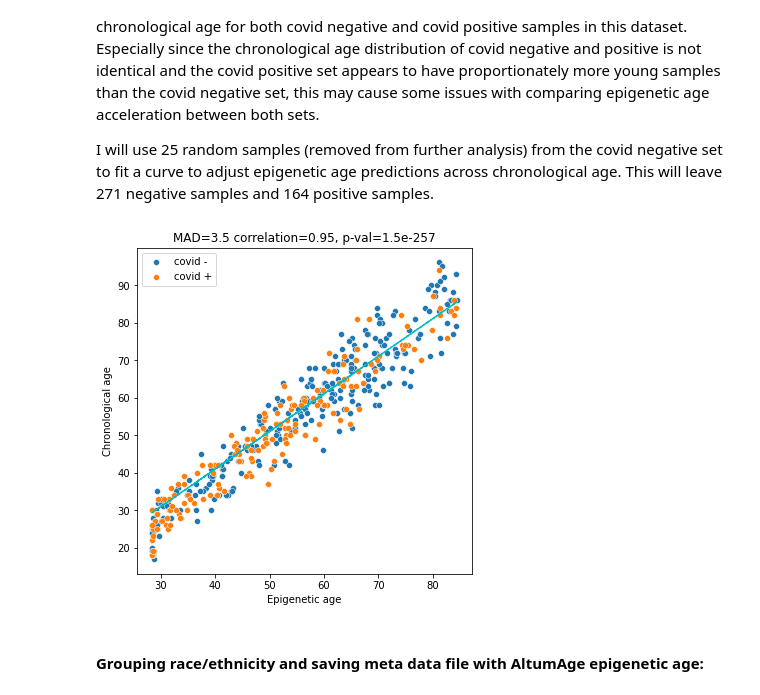
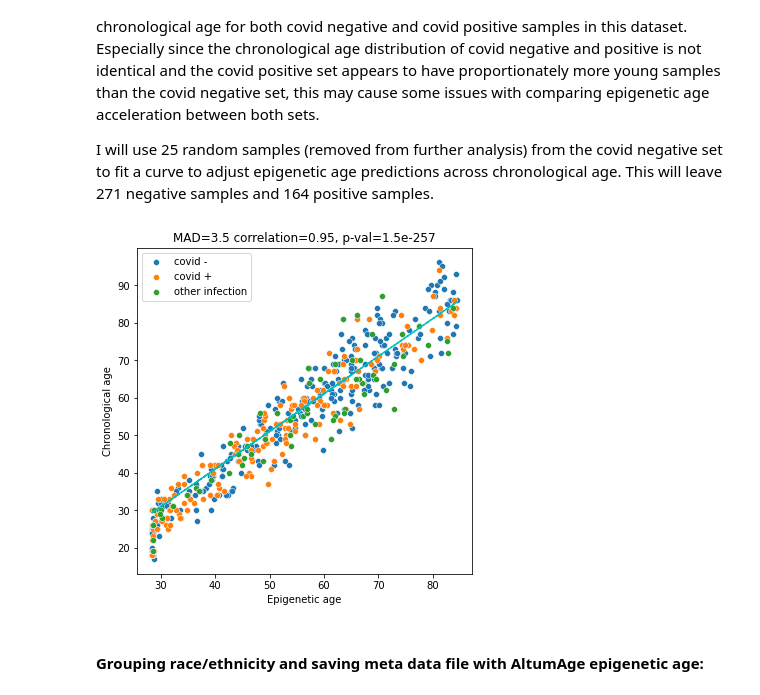
Before and after one commit to Olya-M/covid-epigenetic-age, a Jupyter notebook: preprocessing_2_and_analysis.ipynb, the cells around one changed output. Cells and saved outputs as stored; diff of their text form; code cells hidden in the pictures.

```diff
--- a/preprocessing_2_and_analysis.ipynb
+++ b/preprocessing_2_and_analysis.ipynb
@@ -115,28 +115,29 @@ data['diffs'] = diffs
 # %%
 covid_n_age = data['age:ch1'][data['covid_status:ch1'] == 'negative']
 covid_n_altum = data['adjusted_altum'][data['covid_status:ch1'] == 'negative']
 covid_o_age = data['age:ch1'][data['covid_status:ch1'] == 'other infection']
 covid_o_altum = data['adjusted_altum'][data['covid_status:ch1'] == 'other infection']
 covid_p_age = data['age:ch1'][data['covid_status:ch1'] == 'positive']
 covid_p_altum = data['adjusted_altum'][data['covid_status:ch1'] == 'positive']
 
 x = data['adjusted_altum']
 y = data['age:ch1']
 
 medianAbsDev = np.median(abs(x-y))
 cor = stats.pearsonr(x,y)[0]
 p_val = stats.pearsonr(x,y)[1]
 
 fig, axs = plt.subplots(figsize=(6,6), sharey=True)
 
 sns.scatterplot(x=covid_n_altum,y=covid_n_age,label='covid -')
 sns.scatterplot(x=covid_p_altum,y=covid_p_age,label='covid +')
+sns.scatterplot(x=covid_o_altum,y=covid_o_age,label='other infection')
 axs.set(xlabel = 'Epigenetic age',ylabel='Chronological age')
 axs.set_title(('MAD={:.2g} correlation={:.2g}, p-val={:.2g}').format(medianAbsDev, cor, p_val))
 axs.plot(x, x + 1, '--c')
 _ = plt.plot()
 # %% [output]
-[figure, old version]
+[figure, new version]
 # %% [markdown]
 #### Grouping race/ethnicity and saving meta data file with AltumAge epigenetic age:
 # %%
```
Also changed, not shown: parts of 1 cell of this notebook.
